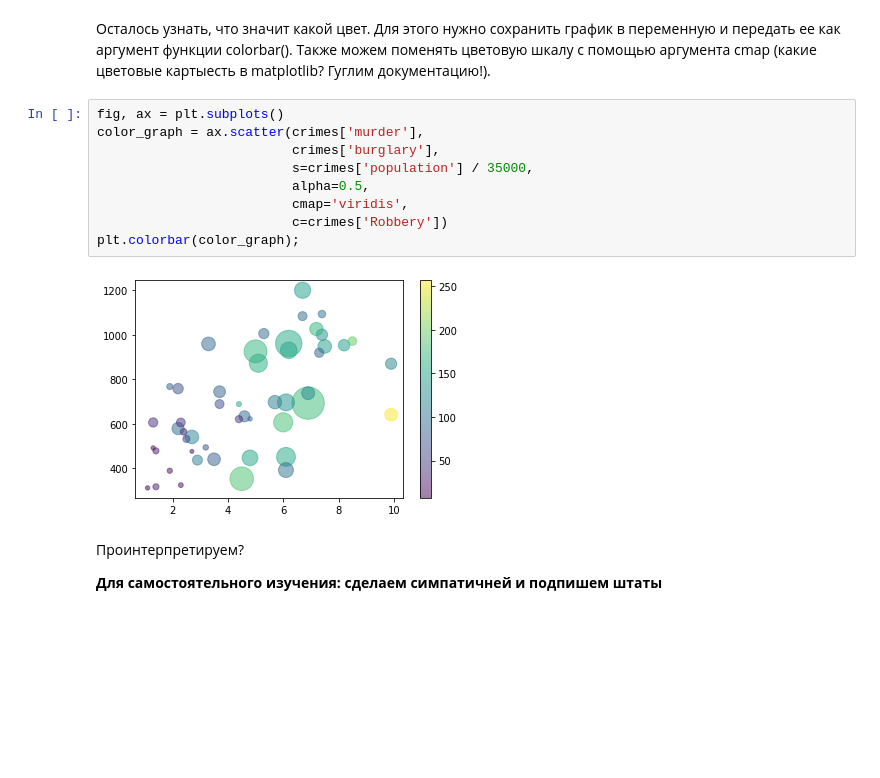
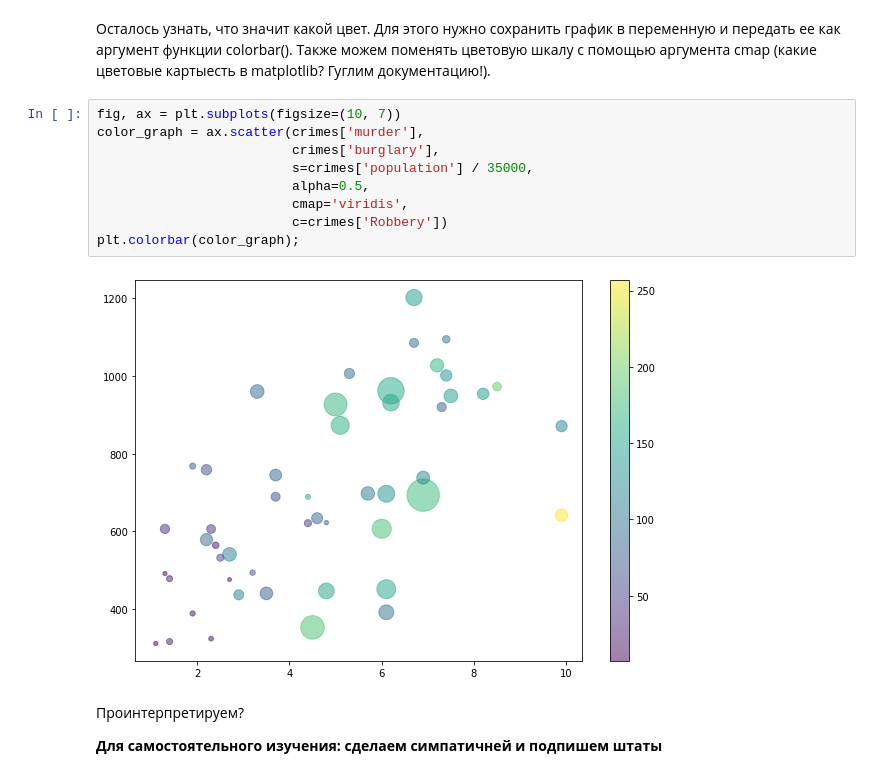
Before and after one commit to AnastasiyaMax/MLDS_python_course_fall22, a Jupyter notebook: week_6-7_viz/6_1_Viz.ipynb, the cells around one changed output. Cells and saved outputs as stored; diff of their text form; blank space fills up the shorter version.

```diff
--- a/week_6-7_viz/6_1_Viz.ipynb
+++ b/week_6-7_viz/6_1_Viz.ipynb
@@ -330,16 +331,16 @@ ax.scatter(
 Осталось узнать, что значит какой цвет. Для этого нужно сохранить график в переменную и передать ее как аргумент функции colorbar().
 Также можем поменять цветовую шкалу с помощью аргумента cmap (какие цветовые картыесть в matplotlib? Гуглим документацию!).
 # %%
-fig, ax = plt.subplots()
+fig, ax = plt.subplots(figsize=(10, 7))
 color_graph = ax.scatter(crimes['murder'],
                          crimes['burglary'],
                          s=crimes['population'] / 35000,
                          alpha=0.5,
                          cmap='viridis',
                          c=crimes['Robbery'])
 plt.colorbar(color_graph);
 # %% [output]
-[figure, old version]
+[figure, new version]
 # %% [markdown]
 Проинтерпретируем?
 
```
Also changed, not shown: parts of 7 cells of this notebook, 2 other files.
